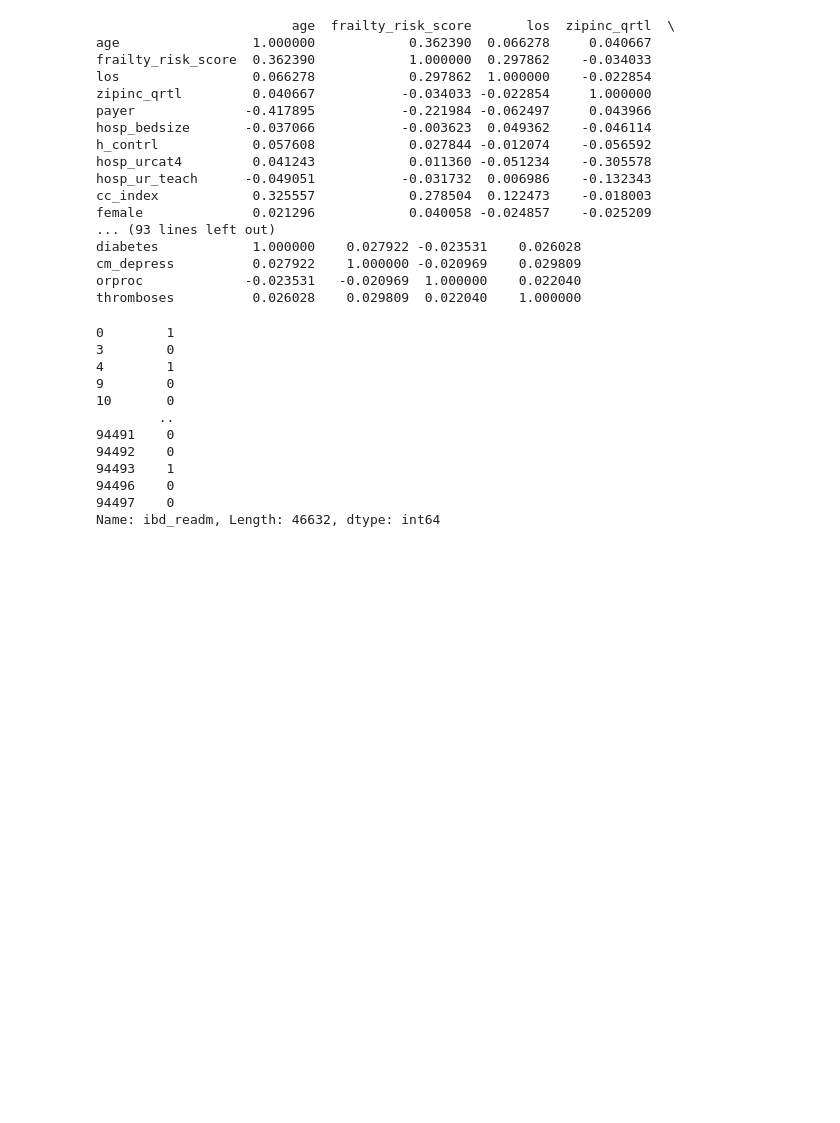
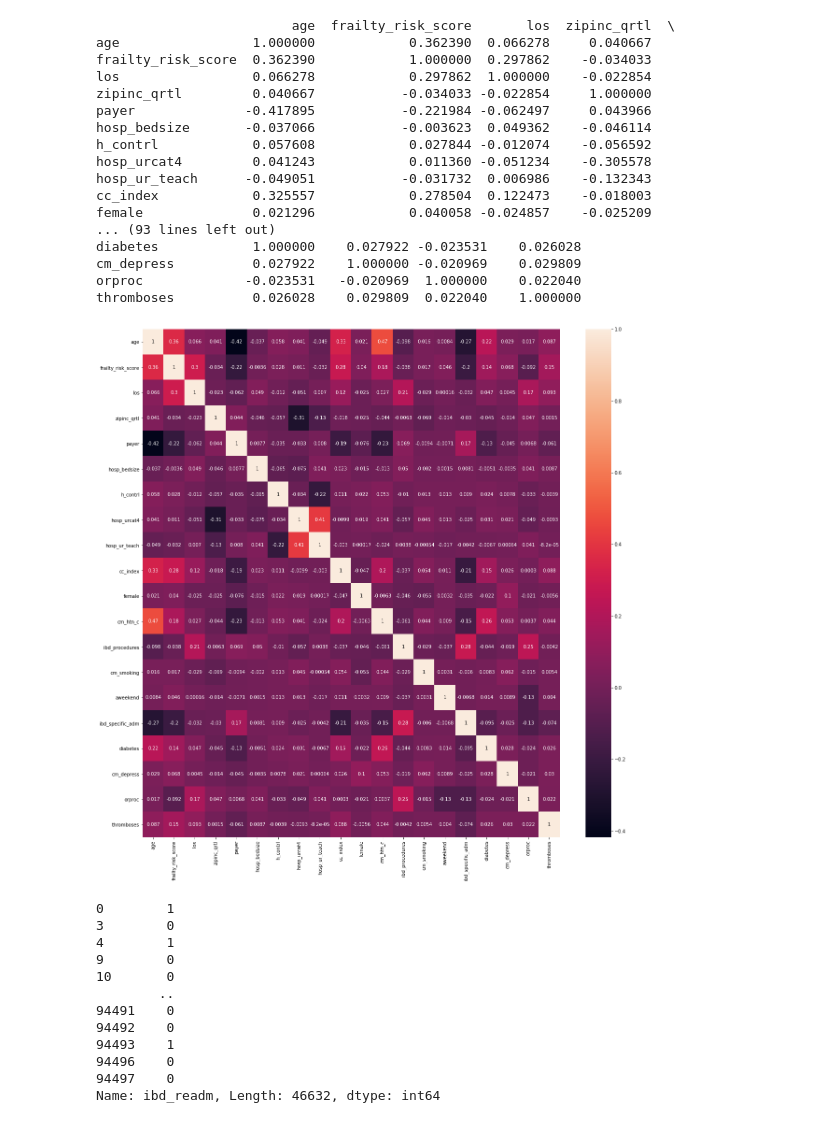
Before and after one commit to jgabunilas/IBD-final-project, a Jupyter notebook: NRD 2013 - machine learning (nghia).ipynb, the cells around one changed output. Saved outputs shown, nothing was run; the diff lists cells and outputs as text; code cells hidden in the pictures; blank space fills up the shorter version.

Commit message:
Heatmap and tried deep learning

```diff
--- a/NRD 2013 - machine learning (nghia).ipynb
+++ b/NRD 2013 - machine learning (nghia).ipynb
@@ -554,14 +554,16 @@ cm_depress          0.027922    1.000000 -0.020969    0.029809
 orproc             -0.023531   -0.020969  1.000000    0.022040
 thromboses          0.026028    0.029809  0.022040    1.000000
 # %%
-# # Generating a heatmap
-# import seaborn as sn
-# import matplotlib.pyplot as plt
+# Generating a heatmap
+import seaborn as sn
+import matplotlib.pyplot as plt
 
 
-# fig, ax = plt.subplots(figsize=(20,20))         # Sample figsize in inches
-# sn.heatmap(corrMatrix, annot=True)
-# plt.show()
+fig, ax = plt.subplots(figsize=(20,20))         # Sample figsize in inches
+sn.heatmap(corrMatrix, annot=True)
+plt.show()
+# %% [output]
+[figure, added]
 # %%
 # Grab outcome/label names after dropping na's/rows with na's
 target = cleaned_data["ibd_readm"]
```
Also changed, not shown: parts of 9 cells of this notebook.
